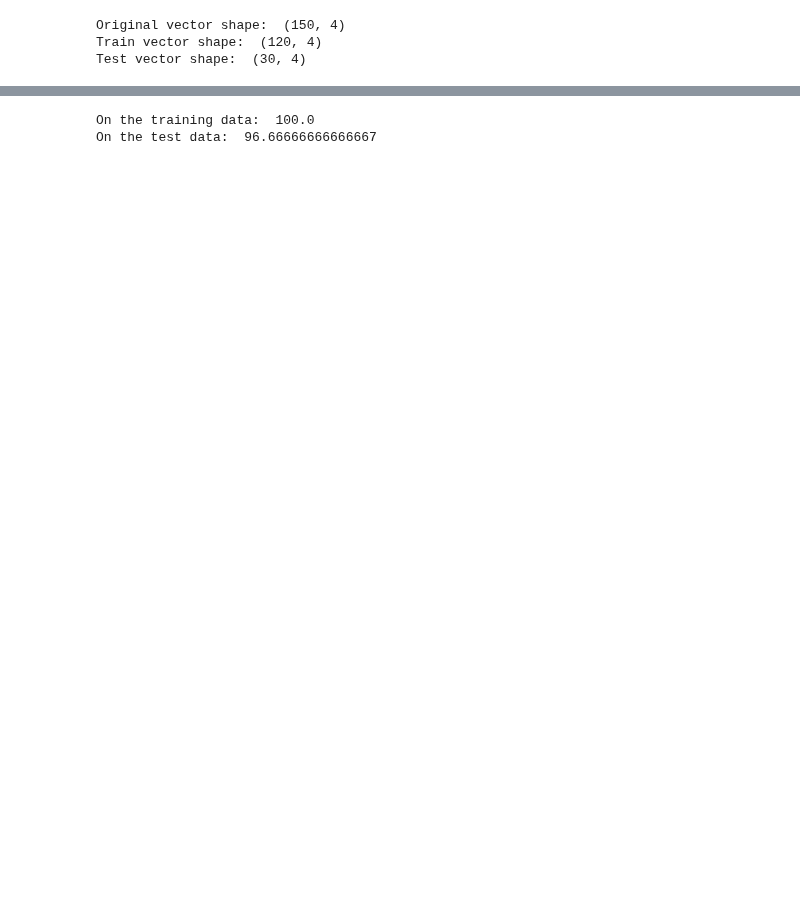
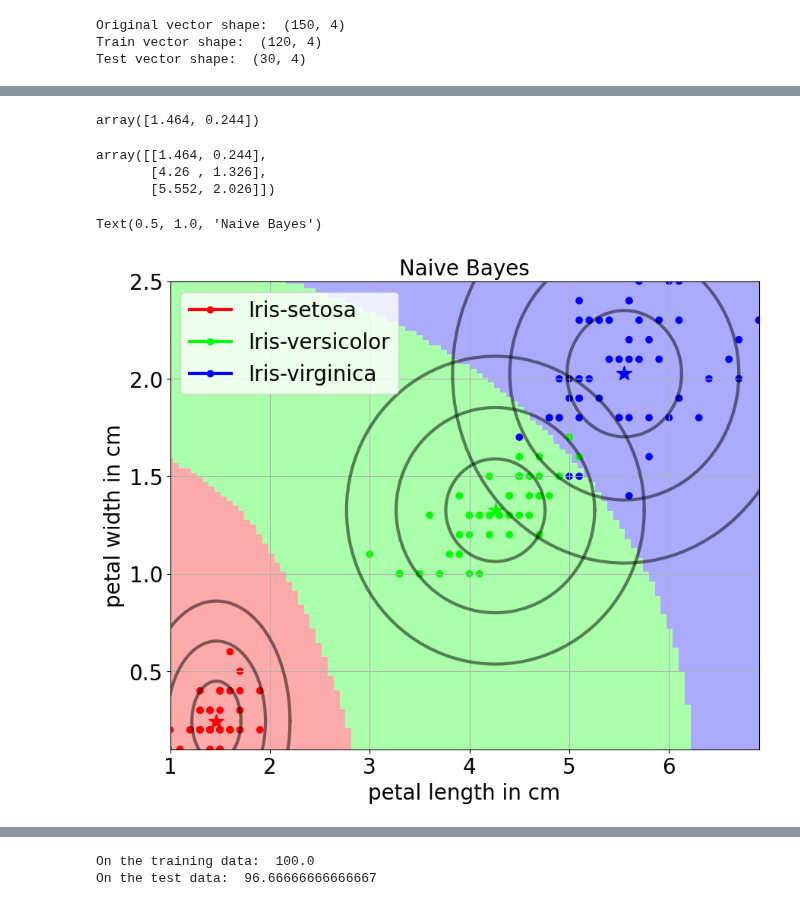
Before and after one commit to bblais/AI-and-Robotics-Fall-2024-Class-Notebooks, a Jupyter notebook: Sprint #4 - Classification, Images, and Neural Networks/2024-11-12 - Intro to Classification.ipynb, the cells around one changed output, grey strips where cells are left out. Saved outputs shown, nothing was run; the diff lists cells and outputs as text; code cells hidden in the pictures; blank space fills up the shorter version.

```diff
--- a/Sprint #4 - Classification, Images, and Neural Networks/2024-11-12 - Intro to Classification.ipynb
+++ b/Sprint #4 - Classification, Images, and Neural Networks/2024-11-12 - Intro to Classification.ipynb
@@ -54,0 +75,4 @@ Test vector shape:  (30, 4)
+# %%
+C=NaiveBayes()
+C.fit(subset.vectors,subset.targets)
+subset.vectors
@@ -54,0 +127,17 @@ Test vector shape:  (30, 4)
+# %%
+subset.vectors[subset.targets==0].mean(axis=0)
+# %% [output]
+array([1.464, 0.244])
+# %%
+C.means
+# %% [output]
+array([[1.464, 0.244],
+       [4.26 , 1.326],
+       [5.552, 2.026]])
+# %%
+plot2D(subset,C)
+C.plot_centers()
+title("Naive Bayes")
+# %% [output]
+Text(0.5, 1.0, 'Naive Bayes')
+[figure, added]
```
Also changed, not shown: parts of 20 cells of this notebook, 31 other files.
